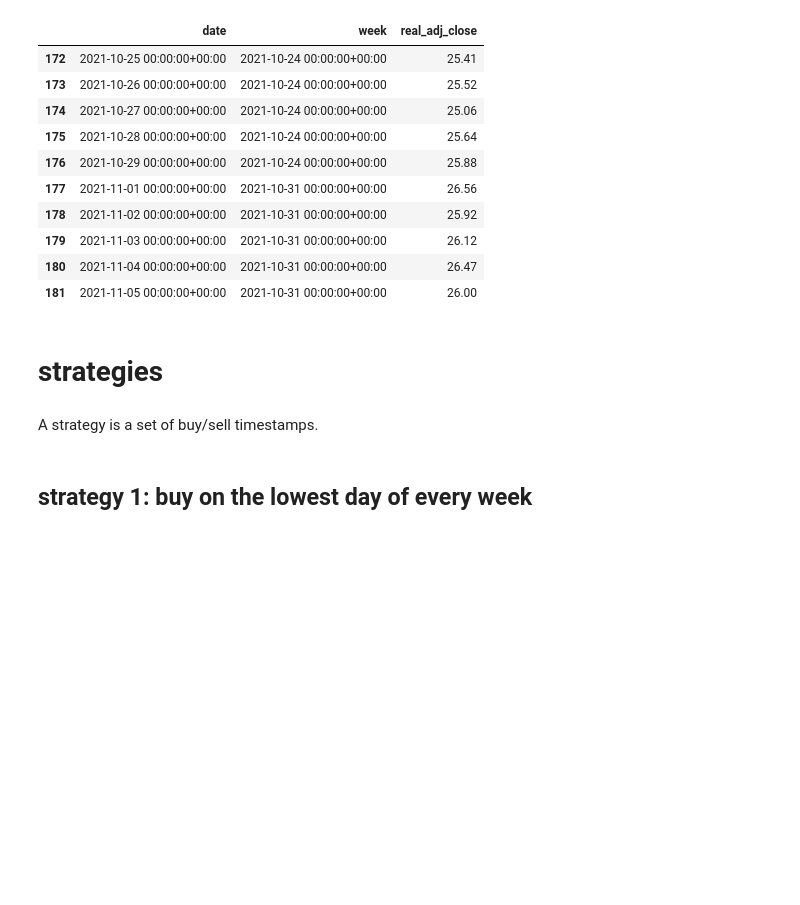
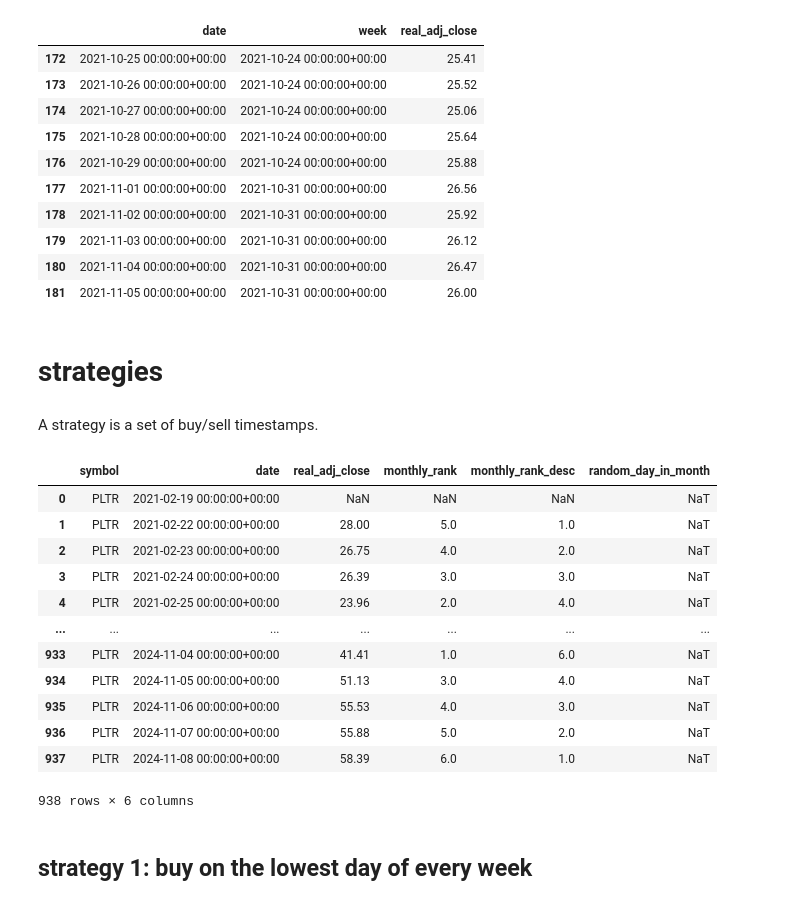
Before and after one commit to jameswalls/what-if, a Jupyter notebook: notebooks/scratch.ipynb, the cells around one changed output. Cells and saved outputs as stored; diff of their text form; code cells hidden in the pictures; blank space fills up the shorter version.

```diff
--- a/notebooks/scratch.ipynb
+++ b/notebooks/scratch.ipynb
@@ -132,2 +140,18 @@ A strategy is a set of buy/sell timestamps.
+# %%
+df[["symbol", "date", "real_adj_close", "monthly_rank", "monthly_rank_desc", "random_day_in_month"]]
+# %% [output]
+|  | symbol | date | real_adj_close | monthly_rank | monthly_rank_desc | random_day_in_month |
+| 0 | PLTR | 2021-02-19 00:00:00+00:00 | NaN | NaN | NaN | NaT |
+| 1 | PLTR | 2021-02-22 00:00:00+00:00 | 28.00 | 5.0 | 1.0 | NaT |
+| 2 | PLTR | 2021-02-23 00:00:00+00:00 | 26.75 | 4.0 | 2.0 | NaT |
+| 3 | PLTR | 2021-02-24 00:00:00+00:00 | 26.39 | 3.0 | 3.0 | NaT |
+| 4 | PLTR | 2021-02-25 00:00:00+00:00 | 23.96 | 2.0 | 4.0 | NaT |
+| ... | ... | ... | ... | ... | ... | ... |
+| 933 | PLTR | 2024-11-04 00:00:00+00:00 | 41.41 | 1.0 | 6.0 | NaT |
+| 934 | PLTR | 2024-11-05 00:00:00+00:00 | 51.13 | 3.0 | 4.0 | NaT |
+| 935 | PLTR | 2024-11-06 00:00:00+00:00 | 55.53 | 4.0 | 3.0 | NaT |
+| 936 | PLTR | 2024-11-07 00:00:00+00:00 | 55.88 | 5.0 | 2.0 | NaT |
+| 937 | PLTR | 2024-11-08 00:00:00+00:00 | 58.39 | 6.0 | 1.0 | NaT |
+938 rows × 6 columns
 # %% [markdown]
 ## strategy 1: buy on the lowest day of every week
```
Also changed, not shown: parts of 11 cells of this notebook.
